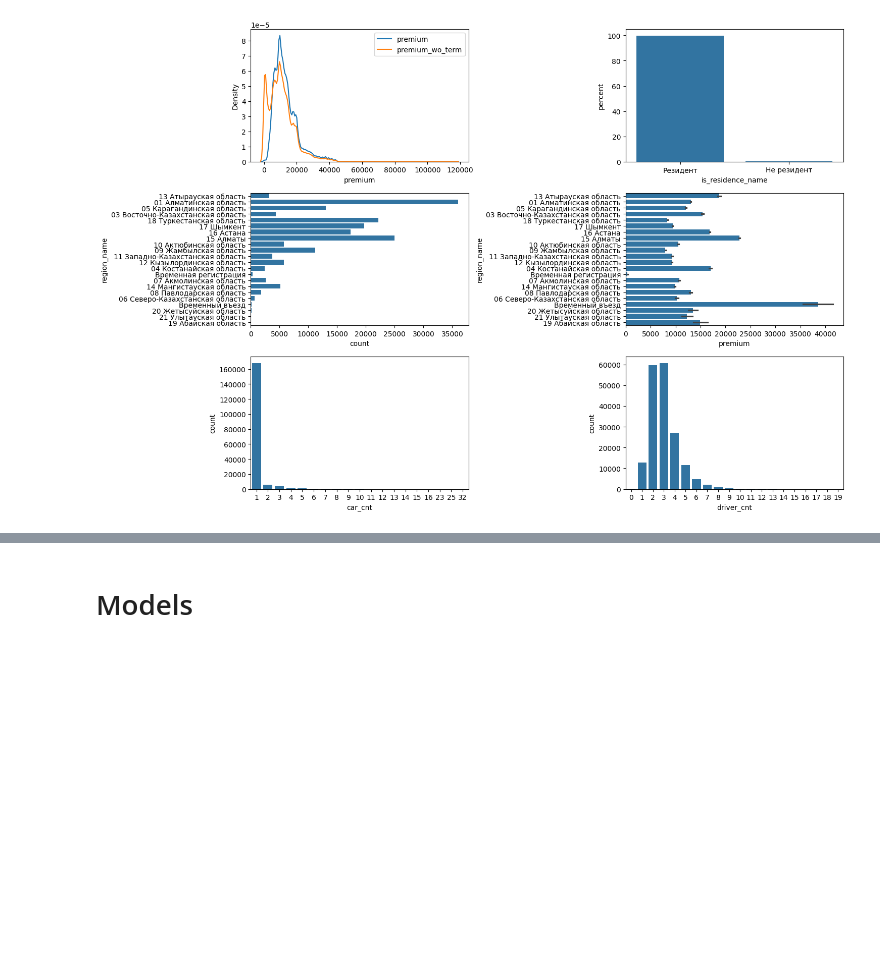
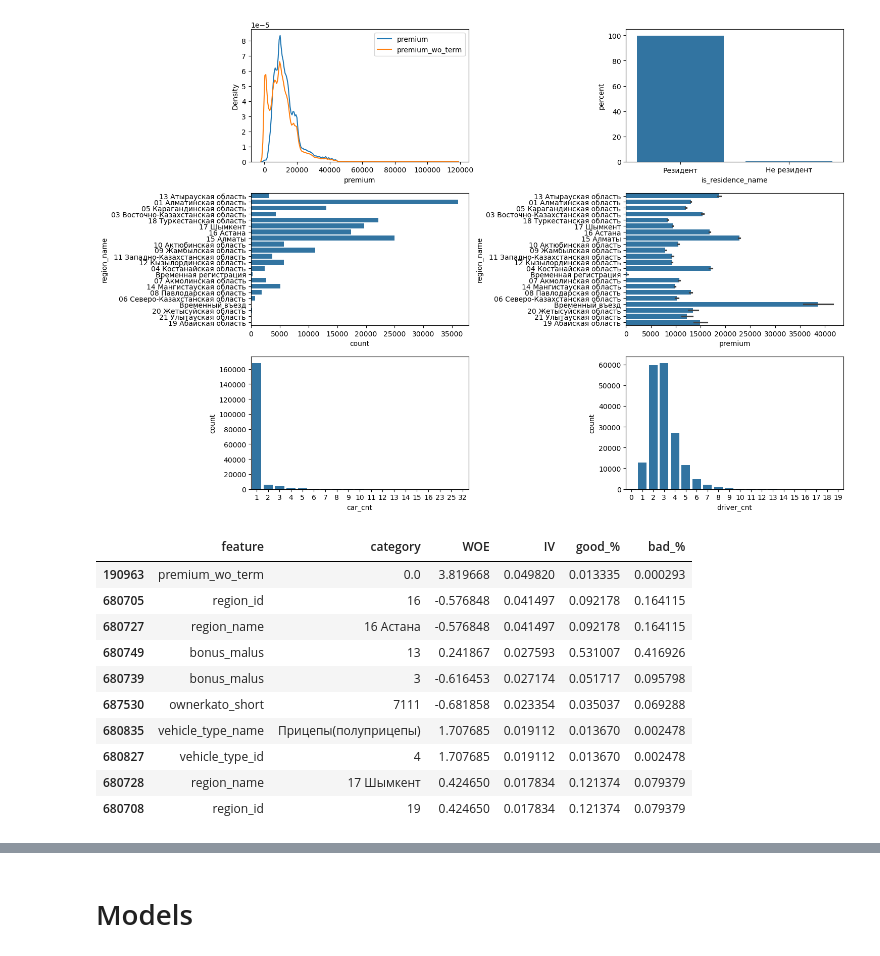
Before and after one commit to EFysl57/risk---, a Jupyter notebook: code.ipynb, the cells around one changed output, grey strips where cells are left out. Saved outputs shown, nothing was run; the diff lists cells and outputs as text; code cells hidden in the pictures; blank space fills up the shorter version.

```diff
--- a/code.ipynb
+++ b/code.ipynb
@@ -228,3 +228,28 @@ plt.tight_layout()
 plt.show()
 # %% [output]
 [figure]
+# %%
+def calculate_woe_iv(df, feature, target):
+
+    grouped = df.groupby(feature)[target].agg(['count','sum']).reset_index()
+    grouped.columns = ['category','total','bad']
+
+    grouped['good'] = grouped['total'] - grouped['bad']
+
+
+    grouped['good'] += 0.5
+    grouped['bad'] += 0.5
+
+    total_good = grouped['good'].sum()
+    total_bad = grouped['bad'].sum()
+
+    grouped['good_%'] = grouped['good'] / total_good
+    grouped['bad_%'] = grouped['bad'] / total_bad
+
+    grouped['WOE'] = np.log(grouped['good_%'] / grouped['bad_%'])
+
+    grouped['IV'] = (grouped['good_%'] - grouped['bad_%']) * grouped['WOE']
+
+    grouped['feature'] = feature
+
+    return grouped[['feature','category','WOE','IV','good_%','bad_%']]
@@ -230,0 +270,14 @@ plt.show()
+# %%
+iv_woe_df.head(10)
+# %% [output]
+|  | feature | category | WOE | IV | good_% | bad_% |
+| 190963 | premium_wo_term | 0.0 | 3.819668 | 0.049820 | 0.013335 | 0.000293 |
+| 680705 | region_id | 16 | -0.576848 | 0.041497 | 0.092178 | 0.164115 |
+| 680727 | region_name | 16 Астана | -0.576848 | 0.041497 | 0.092178 | 0.164115 |
+| 680749 | bonus_malus | 13 | 0.241867 | 0.027593 | 0.531007 | 0.416926 |
+| 680739 | bonus_malus | 3 | -0.616453 | 0.027174 | 0.051717 | 0.095798 |
+| 687530 | ownerkato_short | 7111 | -0.681858 | 0.023354 | 0.035037 | 0.069288 |
+| 680835 | vehicle_type_name | Прицепы(полуприцепы) | 1.707685 | 0.019112 | 0.013670 | 0.002478 |
+| 680827 | vehicle_type_id | 4 | 1.707685 | 0.019112 | 0.013670 | 0.002478 |
+| 680728 | region_name | 17 Шымкент | 0.424650 | 0.017834 | 0.121374 | 0.079379 |
+| 680708 | region_id | 19 | 0.424650 | 0.017834 | 0.121374 | 0.079379 |
```
Also changed, not shown: parts of 9 cells of this notebook.
